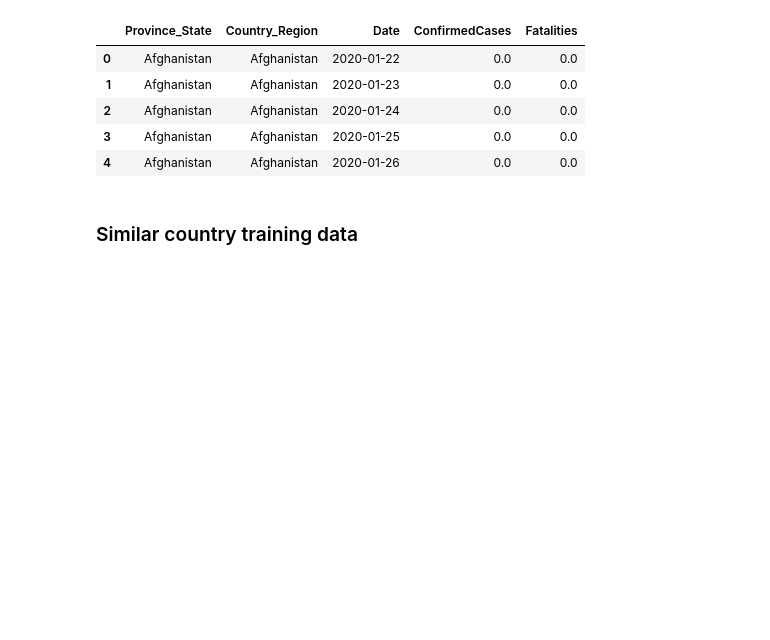
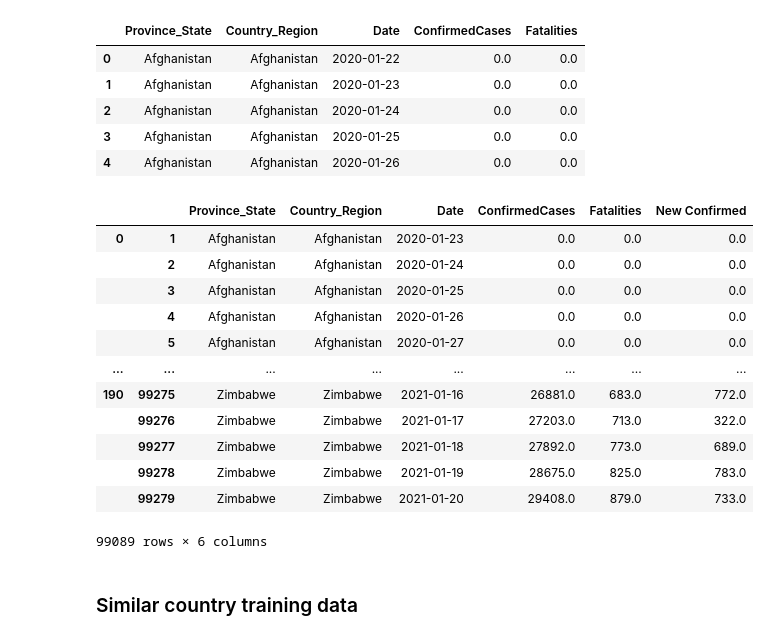
Before and after one commit to rebeccadavidsson/SIR_LSTM, a Jupyter notebook: LSTM/notebooks/Covid_19_spread_prediction_rnn.ipynb, the cells around one changed output. Saved outputs shown, nothing was run; the diff lists cells and outputs as text; code cells hidden in the pictures; blank space fills up the shorter version.

```diff
--- a/LSTM/notebooks/Covid_19_spread_prediction_rnn.ipynb
+++ b/LSTM/notebooks/Covid_19_spread_prediction_rnn.ipynb
@@ -79,3 +79,24 @@ allData.head()
 | 2 | Afghanistan | Afghanistan | 2020-01-24 | 0.0 | 0.0 |
 | 3 | Afghanistan | Afghanistan | 2020-01-25 | 0.0 | 0.0 |
 | 4 | Afghanistan | Afghanistan | 2020-01-26 | 0.0 | 0.0 |
+# %%
+# Replace Confirmed cases with new confirmed cases
+allData = allData.sort_values("Date")
+allData["New Confirmed"] = allData.groupby("Country_Region")["ConfirmedCases"].diff()
+columns = allData.columns
+allData = allData.groupby('Country_Region', as_index=False).apply(lambda group: group.iloc[1:])
+allData
+# %% [output]
+|  |  | Province_State | Country_Region | Date | ConfirmedCases | Fatalities | New Confirmed |
+| 0 | 1 | Afghanistan | Afghanistan | 2020-01-23 | 0.0 | 0.0 | 0.0 |
+|  | 2 | Afghanistan | Afghanistan | 2020-01-24 | 0.0 | 0.0 | 0.0 |
+|  | 3 | Afghanistan | Afghanistan | 2020-01-25 | 0.0 | 0.0 | 0.0 |
+|  | 4 | Afghanistan | Afghanistan | 2020-01-26 | 0.0 | 0.0 | 0.0 |
+|  | 5 | Afghanistan | Afghanistan | 2020-01-27 | 0.0 | 0.0 | 0.0 |
+| ... | ... | ... | ... | ... | ... | ... | ... |
+| 190 | 99275 | Zimbabwe | Zimbabwe | 2021-01-16 | 26881.0 | 683.0 | 772.0 |
+|  | 99276 | Zimbabwe | Zimbabwe | 2021-01-17 | 27203.0 | 713.0 | 322.0 |
+|  | 99277 | Zimbabwe | Zimbabwe | 2021-01-18 | 27892.0 | 773.0 | 689.0 |
+|  | 99278 | Zimbabwe | Zimbabwe | 2021-01-19 | 28675.0 | 825.0 | 783.0 |
+|  | 99279 | Zimbabwe | Zimbabwe | 2021-01-20 | 29408.0 | 879.0 | 733.0 |
+99089 rows × 6 columns
```
Also changed, not shown: parts of 7 cells of this notebook, 4 other files.
